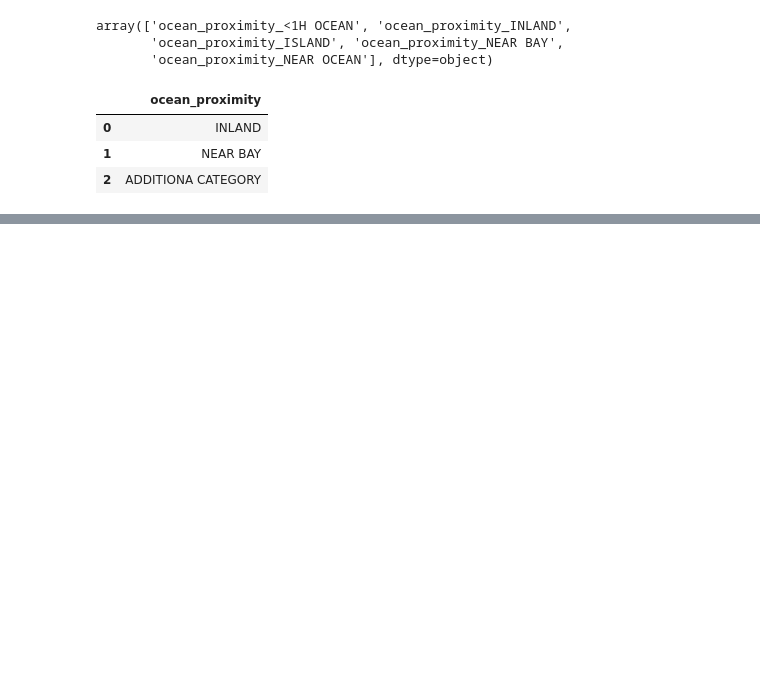
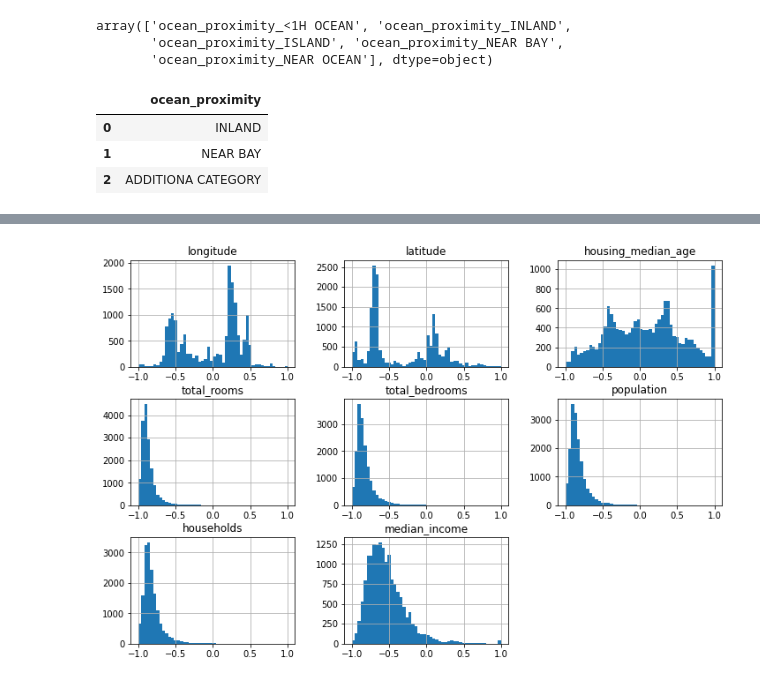
Before and after one commit to PaulToronto/Hands-on-Maching-Learning-Book, a Jupyter notebook: 2_End_to_End_Machine_Learning_Project.ipynb, the cells around one changed output, grey strips where cells are left out. Saved outputs shown, nothing was run; the diff lists cells and outputs as text; code cells hidden in the pictures; blank space fills up the shorter version.

```diff
--- a/2_End_to_End_Machine_Learning_Project.ipynb
+++ b/2_End_to_End_Machine_Learning_Project.ipynb
@@ -873,3 +880,17 @@ housing_num.describe()
 | 50% | -118.510000 | 34.260000 | 29.000000 | 2125.000000 | 434.000000 | 1167.000000 | 408.000000 | ... |
 | 75% | -118.010000 | 37.720000 | 37.000000 | 3154.000000 | 645.000000 | 1726.000000 | 603.000000 | ... |
 | max | -114.490000 | 41.950000 | 52.000000 | 39320.000000 | 6210.000000 | 16305.000000 | 5358.000000 | ... |
+# %%
+min_max_scaler = MinMaxScaler(feature_range=(-1, 1))
+housing_num_min_max_scaled = min_max_scaler.fit_transform(housing_num)
+
+std_scaler = StandardScaler()
+housing_num_std_scaled = std_scaler.fit_transform(housing_num)
+# %%
+housing_num_min_max = pd.DataFrame(housing_num_min_max_scaled,
+                                   columns=housing_num.columns,
+                                   index = housing_num.index)
+
+housing_num_std = pd.DataFrame(housing_num_std_scaled,
+                               columns=housing_num.columns,
+                               index = housing_num.index)
@@ -875,0 +925,4 @@ housing_num.describe()
+# %%
+housing_num_min_max.hist(bins=50, figsize=(12, 8));
+# %% [output]
+[figure, added]
```
Also changed, not shown: parts of 19 cells of this notebook.
